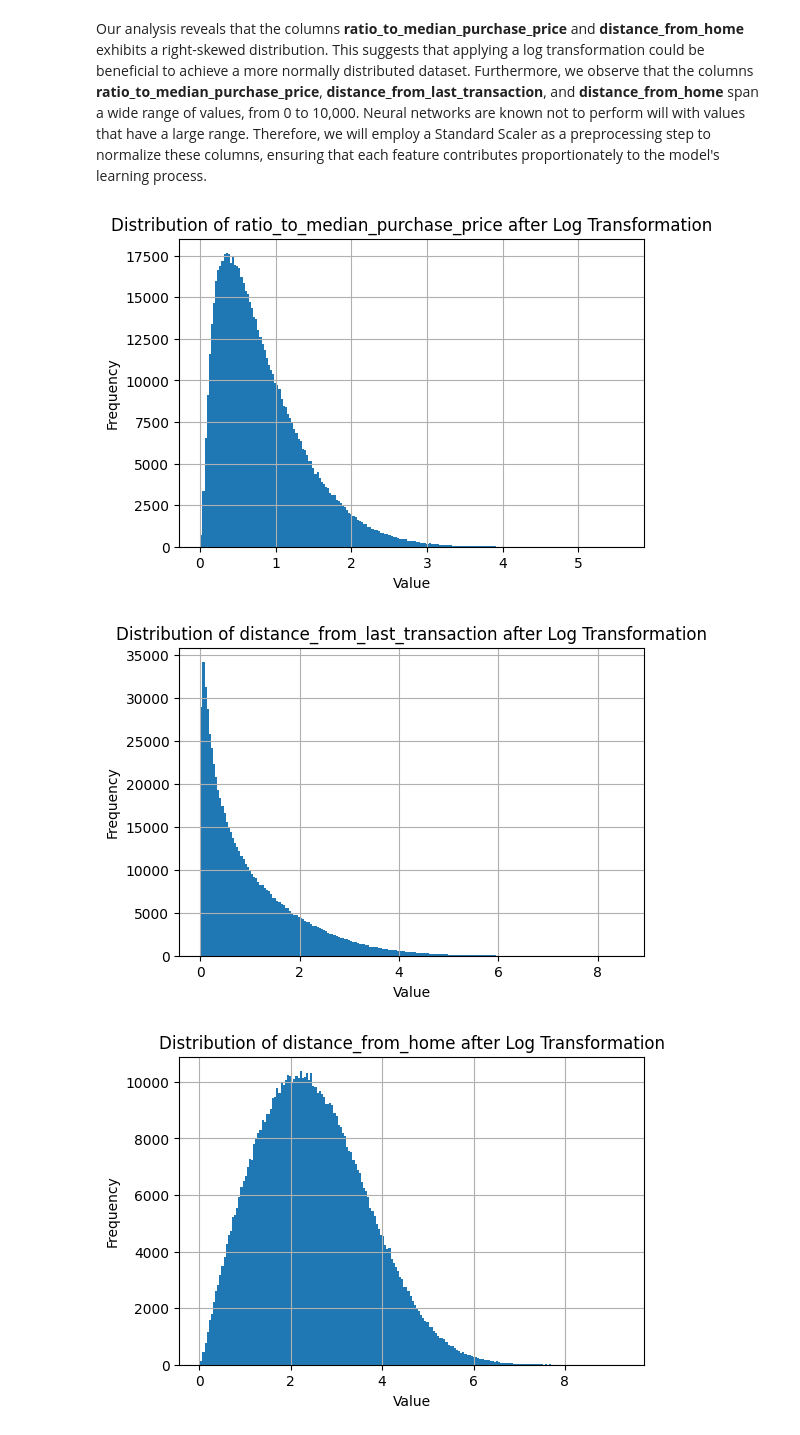
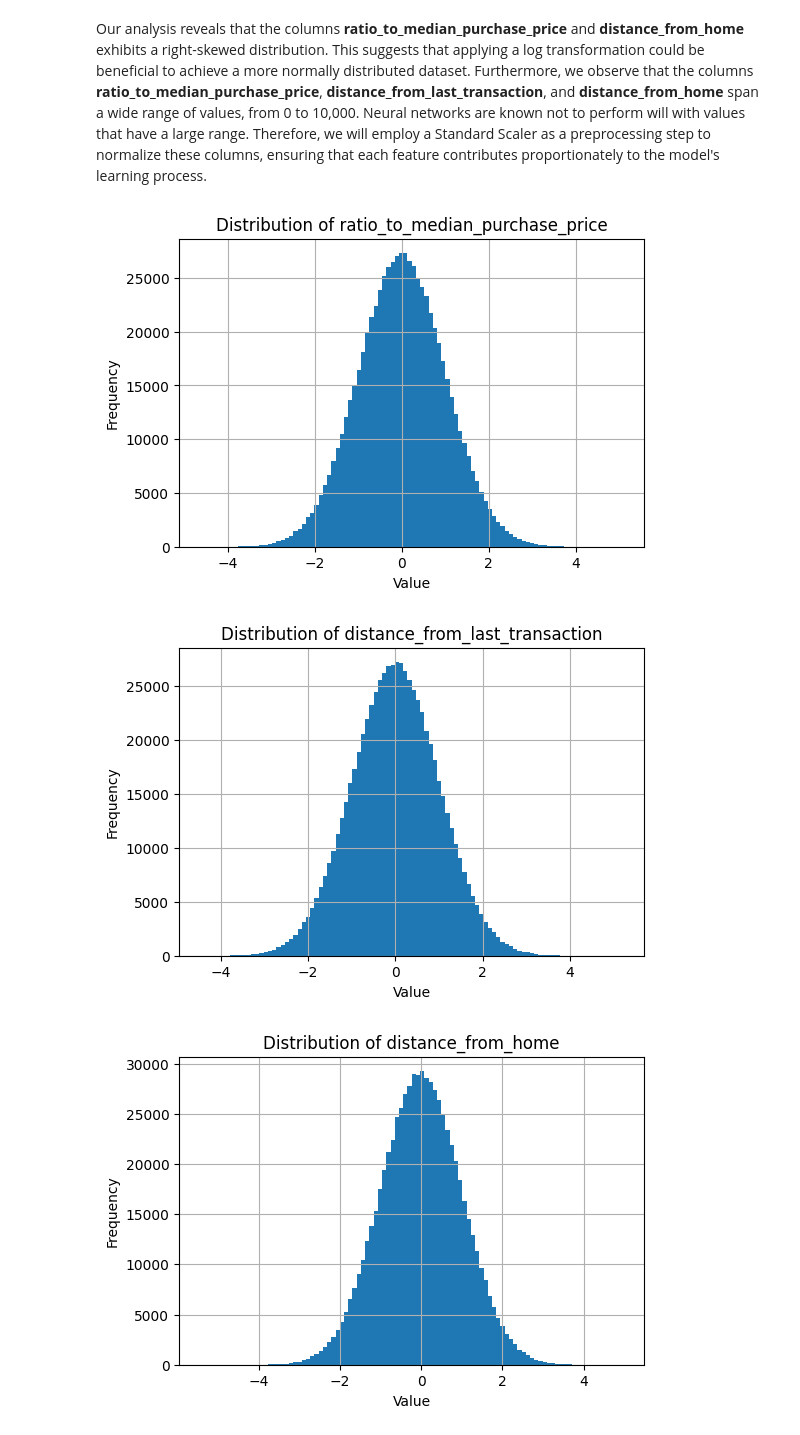
Before and after one commit to samAljailani/fraud_detection, a Jupyter notebook: ann.ipynb, the cells around one changed output. Cells and saved outputs as stored; diff of their text form; code cells hidden in the pictures.

Commit message:
made updates to the data preprocessing step

```diff
--- a/ann.ipynb
+++ b/ann.ipynb
@@ -94,34 +94,35 @@ testing set proportion:  0.3
 Our analysis reveals that the columns __ratio_to_median_purchase_price__ and __distance_from_home__ exhibits a right-skewed distribution. This suggests that applying a log transformation could be beneficial to achieve a more normally distributed dataset. Furthermore, we observe that the columns __ratio_to_median_purchase_price__, __distance_from_last_transaction__, and __distance_from_home__ span a wide range of values, from 0 to 10,000. Neural networks are known not to perform will with values that have a large range. Therefore, we will employ a Standard Scaler as a preprocessing step to normalize these columns, ensuring that each feature contributes proportionately to the model's learning process.
 # %%
 from sklearn.preprocessing import StandardScaler
-
+from scipy.stats import boxcox
 def data_preprocessing(X, show_hist=False):
     X = X.copy()
     cols = ['ratio_to_median_purchase_price', 'distance_from_last_transaction', 'distance_from_home']
-    for col in cols:
-        # Adding 1 to the log tranformation to prevent taking the log of zero
-        X[col] = np.log(X[col] + 1)
-        if show_hist:
-            X[col].hist(bins=200, figsize=(6, 4))
-            plt.title(f'Distribution of {col} after Log Transformation')
-            plt.xlabel('Value')
-            plt.ylabel('Frequency')
-            plt.show()
+    for i, col in enumerate(cols):
+        # Adding an offset to the log tranformation to prevent taking the log of zero
+        min_value = X[col].min()
+        offset = 1 - min_value if min_value <= 0 else 0
+
+        if col != 1:
+            X[col] = np.log(X[col] + offset)
+        else:
+            transformed_data, _ = boxcox(X[col] + offset)
+            X[col] = transformed_data
 
     for col in cols:
         scaler = StandardScaler()
         X[col] = scaler.fit_transform(X[[col]])
 
         if show_hist:
-            X[col].hist(bins=200, figsize=(6, 4))
-            plt.title(f'Distribution of {col} after performing a standard scaler transformation')
+            X[col].hist(bins=100, figsize=(6, 4))
+            plt.title(f'Distribution of {col}')
             plt.xlabel('Value')
             plt.ylabel('Frequency')
             plt.show()
 
     return X
-X_train = data_preprocessing(X_train, True)
+data_preprocessing(X_train, True).describe()
 # %% [output]
-[figure, old version]
+[figure, new version]
-[figure, old version]
+[figure, new version]
-[figure, old version]
+[figure, new version]
```
Also changed, not shown: parts of 1 cell of this notebook.
